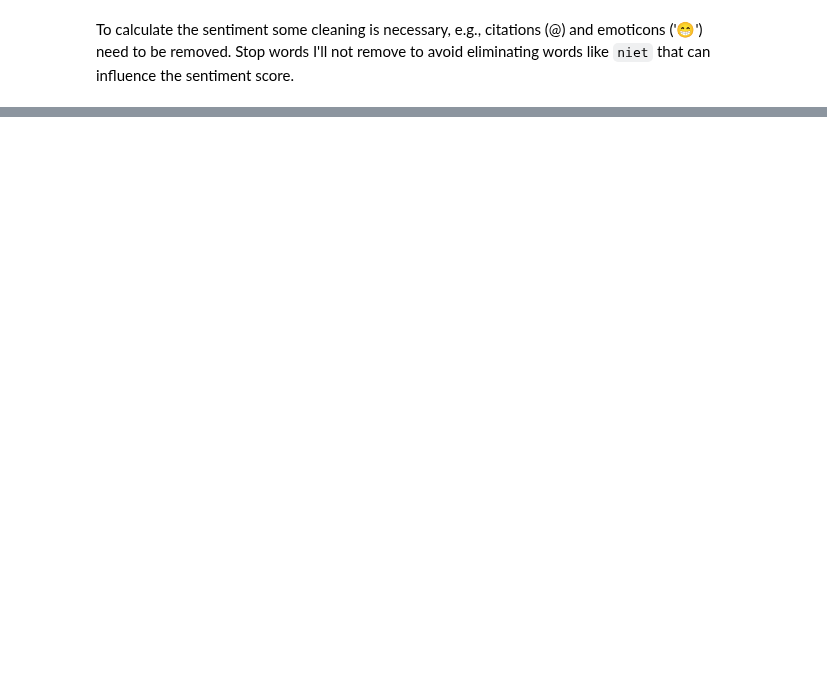
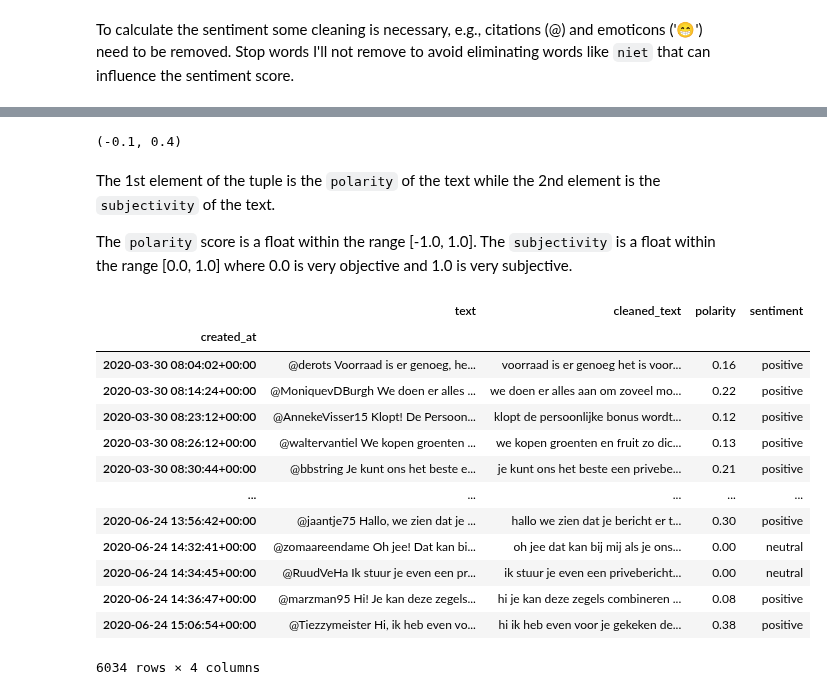
Before and after one commit to dpbac/twitter_analysis_online_grocery_NL, a Jupyter notebook: notebooks/03-Preparing Twitter data for analysis-Part 02.ipynb, the cells around one changed output, grey strips where cells are left out. Cells and saved outputs as stored; diff of their text form; code cells hidden in the pictures; blank space fills up the shorter version.

```diff
--- a/notebooks/03-Preparing Twitter data for analysis-Part 02.ipynb
+++ b/notebooks/03-Preparing Twitter data for analysis-Part 02.ipynb
@@ -802,0 +693,12 @@ def clean_tweets(tweet):
+# %%
+from textblob import TextBlob
+from textblob_nl import PatternTagger, PatternAnalyzer
+text = u"De kat wil wel vis eten maar geen poot nat maken."
+blob = TextBlob(text, analyzer=PatternAnalyzer())
+blob.sentiment
+# %% [output]
+(-0.1, 0.4)
+# %% [markdown]
+The 1st element of the tuple is the `polarity` of the text while the 2nd element is the `subjectivity` of the text.
+
+The `polarity` score is a float within the range [-1.0, 1.0]. The `subjectivity` is a float within the range [0.0, 1.0] where 0.0 is very objective and 1.0 is very subjective.
@@ -802,0 +731,17 @@ def clean_tweets(tweet):
+# %%
+df_concat[['text','cleaned_text','polarity','sentiment']]
+# %% [output]
+|  | text | cleaned_text | polarity | sentiment |
+| created_at |  |  |  |  |
+| 2020-03-30 08:04:02+00:00 | @derots Voorraad is er genoeg, he... | voorraad is er genoeg het is voor... | 0.16 | positive |
+| 2020-03-30 08:14:24+00:00 | @MoniquevDBurgh We doen er alles ... | we doen er alles aan om zoveel mo... | 0.22 | positive |
+| 2020-03-30 08:23:12+00:00 | @AnnekeVisser15 Klopt! De Persoon... | klopt de persoonlijke bonus wordt... | 0.12 | positive |
+| 2020-03-30 08:26:12+00:00 | @waltervantiel We kopen groenten ... | we kopen groenten en fruit zo dic... | 0.13 | positive |
+| 2020-03-30 08:30:44+00:00 | @bbstring Je kunt ons het beste e... | je kunt ons het beste een privebe... | 0.21 | positive |
+| ... | ... | ... | ... | ... |
+| 2020-06-24 13:56:42+00:00 | @jaantje75 Hallo, we zien dat je ... | hallo we zien dat je bericht er t... | 0.30 | positive |
+| 2020-06-24 14:32:41+00:00 | @zomaareendame Oh jee! Dat kan bi... | oh jee dat kan bij mij als je ons... | 0.00 | neutral |
+| 2020-06-24 14:34:45+00:00 | @RuudVeHa Ik stuur je even een pr... | ik stuur je even een privebericht... | 0.00 | neutral |
+| 2020-06-24 14:36:47+00:00 | @marzman95 Hi! Je kan deze zegels... | hi je kan deze zegels combineren ... | 0.08 | positive |
+| 2020-06-24 15:06:54+00:00 | @Tiezzymeister Hi, ik heb even vo... | hi ik heb even voor je gekeken de... | 0.38 | positive |
+6034 rows × 4 columns
```
Also changed, not shown: parts of 52 cells of this notebook, 2 other files.
